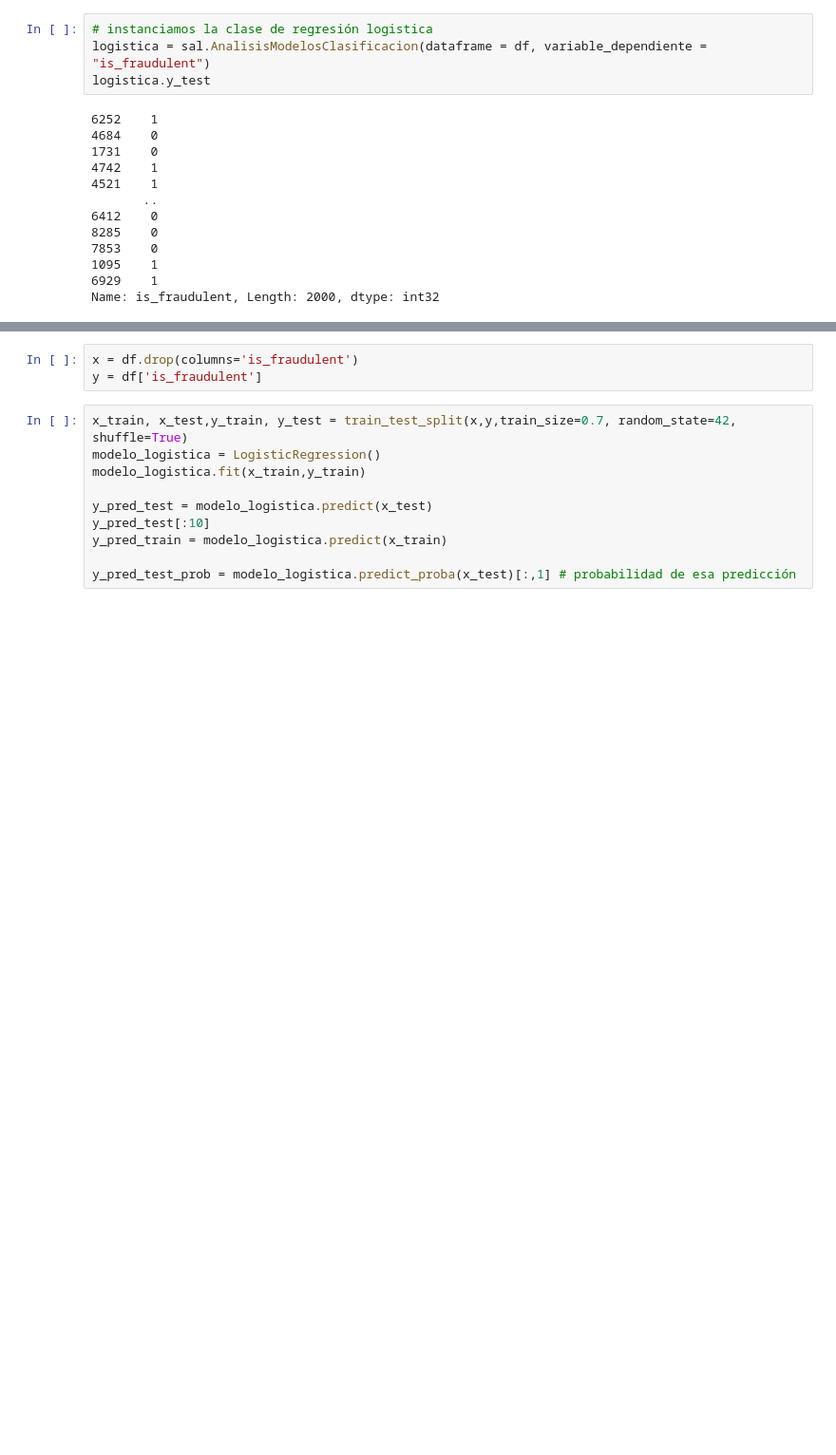
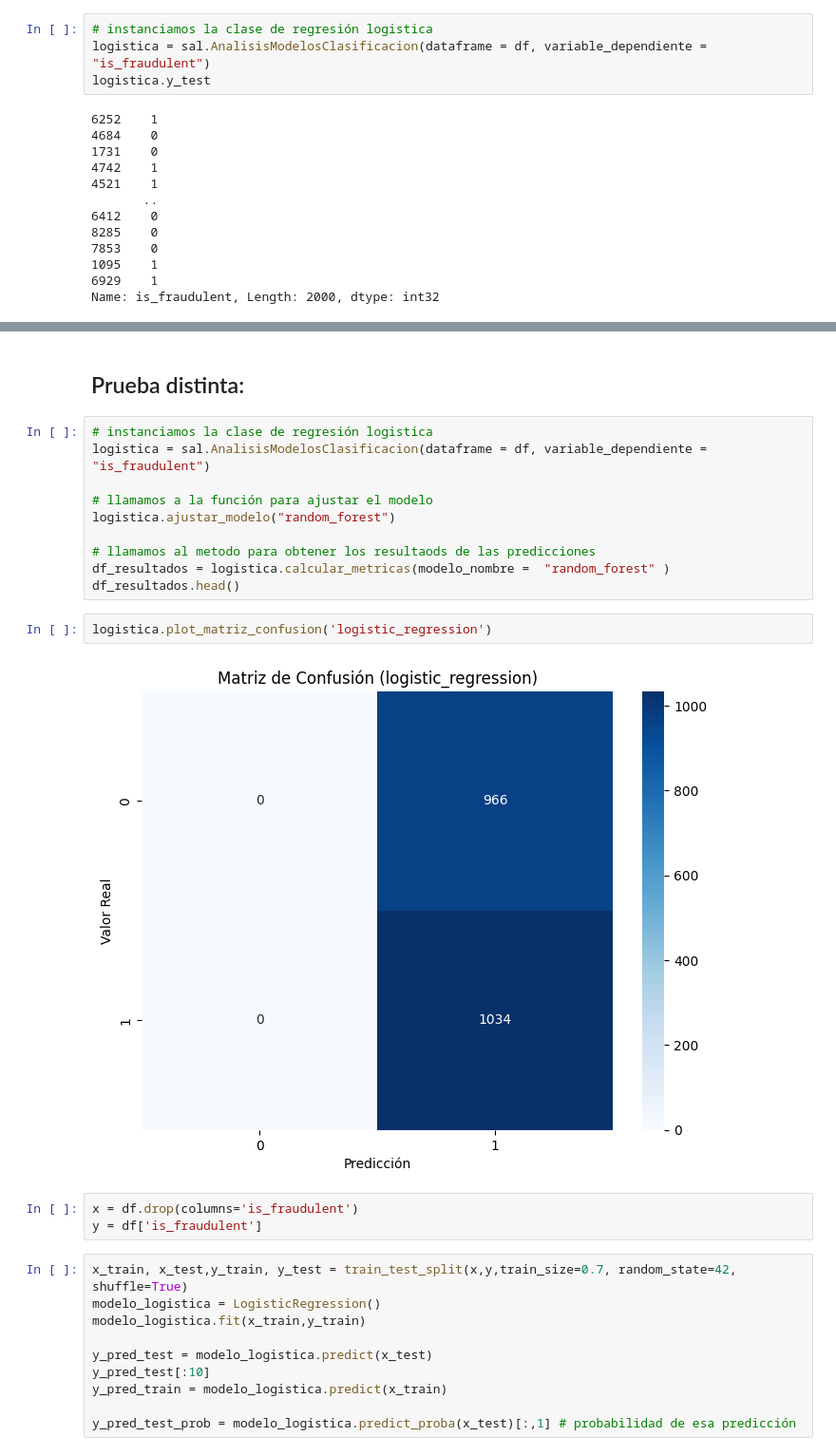
Before and after one commit to ngcarvajall/modelo_clasificacion, a Jupyter notebook: modulo8-leccion09-ajuste-logistica.ipynb, the cells around one changed output, grey strips where cells are left out. Shown: that part at 95% size. Cells and saved outputs as stored; diff of their text form; blank space fills up the shorter version.

Commit message:
modelo 3

```diff
--- a/modulo8-leccion09-ajuste-logistica.ipynb
+++ b/modulo8-leccion09-ajuste-logistica.ipynb
@@ -137,3 +141,19 @@ Traceback (most recent call last):
+# %% [markdown]
+## Prueba distinta:
+# %%
+# instanciamos la clase de regresión logistica
+logistica = sal.AnalisisModelosClasificacion(dataframe = df, variable_dependiente = "is_fraudulent")
+
+# llamamos a la función para ajustar el modelo
+logistica.ajustar_modelo("random_forest")
+
+# llamamos al metodo para obtener los resultaods de las predicciones
+df_resultados = logistica.calcular_metricas(modelo_nombre =  "random_forest" )
+df_resultados.head()
+# %%
+logistica.plot_matriz_confusion('logistic_regression')
+# %% [output]
+[figure, added]
 # %%
 x = df.drop(columns='is_fraudulent')
 y = df['is_fraudulent']
```
Also changed, not shown: parts of 6 cells of this notebook, 6 other files.
